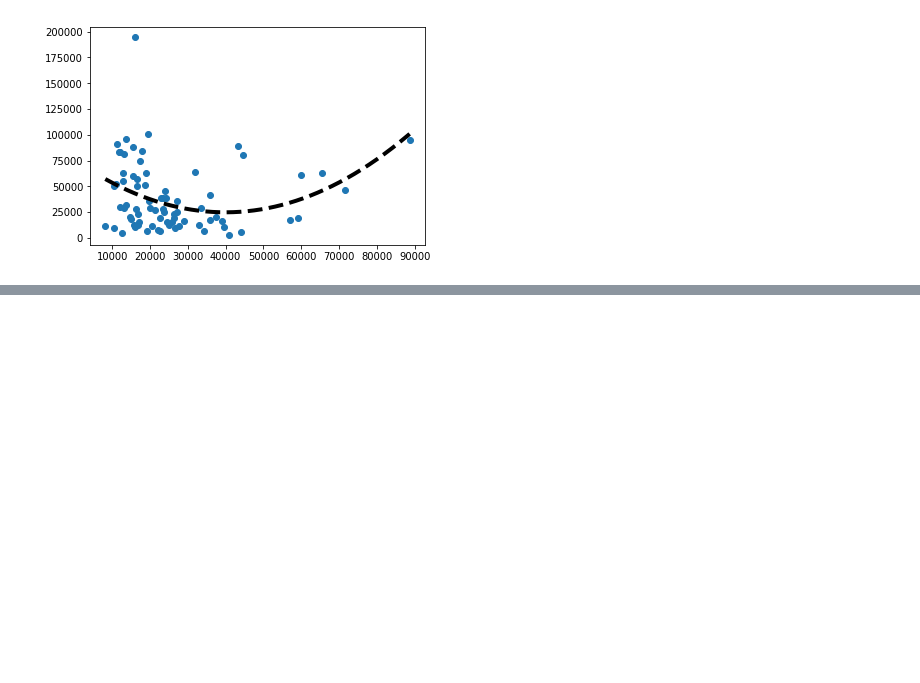
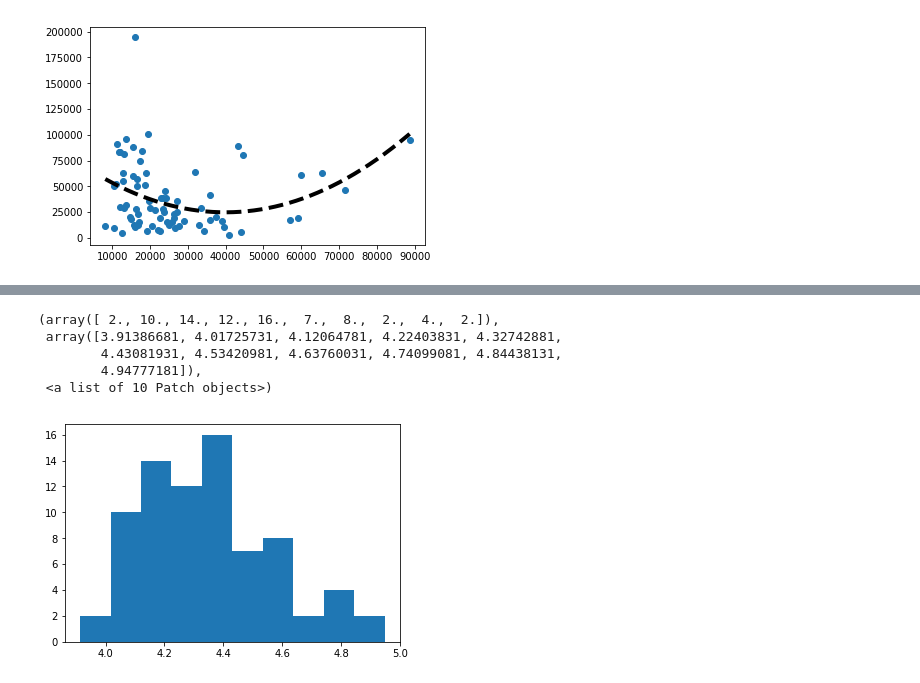
Before and after one commit to nschenone/Crime_Analysis_in_Chicago, a Jupyter notebook: COGS_108_Final_Project_Shane.ipynb, the cells around one changed output, grey strips where cells are left out. Drawn from its saved outputs; the diff is of its cells as text; code cells hidden in the pictures; blank space fills up the shorter version.

```diff
--- a/COGS_108_Final_Project_Shane.ipynb
+++ b/COGS_108_Final_Project_Shane.ipynb
@@ -320 +334,10 @@ list(set(df_2008_2012['Primary Type']))
+# %%
+plt.hist(df_2008_2012_crime['THEFT']['INCOME10'],bins=10)
+# %% [output]
+(array([ 2., 10., 14., 12., 16.,  7.,  8.,  2.,  4.,  2.]),
+ array([3.91386681, 4.01725731, 4.12064781, 4.22403831, 4.32742881,
+        4.43081931, 4.53420981, 4.63760031, 4.74099081, 4.84438131,
+        4.94777181]),
+ <a list of 10 Patch objects>)
+[figure, added]
 # %%
```
Also changed, not shown: parts of 19 cells of this notebook.
